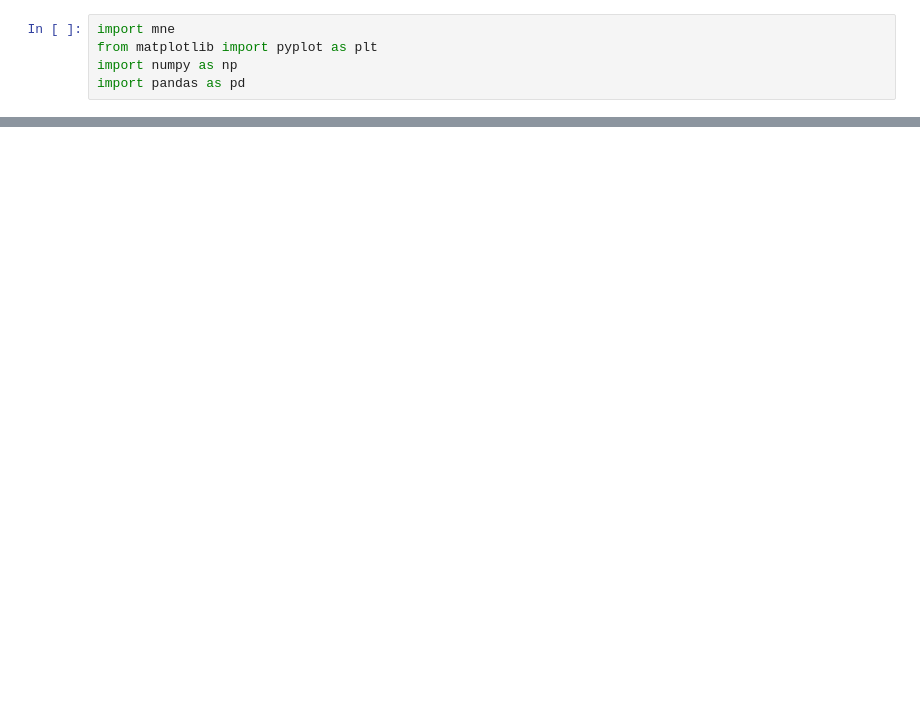
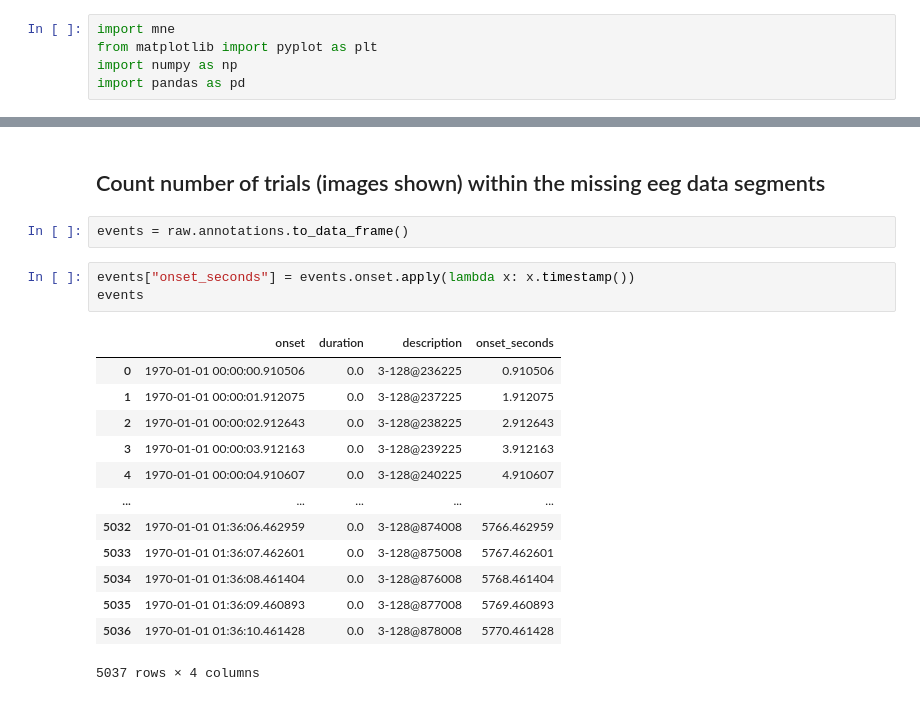
Before and after one commit to s-ccs/2024FreeViewingMSCOCO, a Jupyter notebook: scripts/inspect_raw_data.ipynb, the cells around one changed output, grey strips where cells are left out. Saved outputs shown, nothing was run; the diff lists cells and outputs as text; blank space fills up the shorter version.

```diff
--- a/scripts/inspect_raw_data.ipynb
+++ b/scripts/inspect_raw_data.ipynb
@@ -83,0 +64,21 @@ plt.show()
+# %% [markdown]
+## Count number of trials (images shown) within the missing eeg data segments
+# %%
+events = raw.annotations.to_data_frame()
+# %%
+events["onset_seconds"] = events.onset.apply(lambda x: x.timestamp())
+events
+# %% [output]
+|  | onset | duration | description | onset_seconds |
+| 0 | 1970-01-01 00:00:00.910506 | 0.0 | 3-128@236225 | 0.910506 |
+| 1 | 1970-01-01 00:00:01.912075 | 0.0 | 3-128@237225 | 1.912075 |
+| 2 | 1970-01-01 00:00:02.912643 | 0.0 | 3-128@238225 | 2.912643 |
+| 3 | 1970-01-01 00:00:03.912163 | 0.0 | 3-128@239225 | 3.912163 |
+| 4 | 1970-01-01 00:00:04.910607 | 0.0 | 3-128@240225 | 4.910607 |
+| ... | ... | ... | ... | ... |
+| 5032 | 1970-01-01 01:36:06.462959 | 0.0 | 3-128@874008 | 5766.462959 |
+| 5033 | 1970-01-01 01:36:07.462601 | 0.0 | 3-128@875008 | 5767.462601 |
+| 5034 | 1970-01-01 01:36:08.461404 | 0.0 | 3-128@876008 | 5768.461404 |
+| 5035 | 1970-01-01 01:36:09.460893 | 0.0 | 3-128@877008 | 5769.460893 |
+| 5036 | 1970-01-01 01:36:10.461428 | 0.0 | 3-128@878008 | 5770.461428 |
+5037 rows × 4 columns
```
Also changed, not shown: parts of 39 cells of this notebook.
